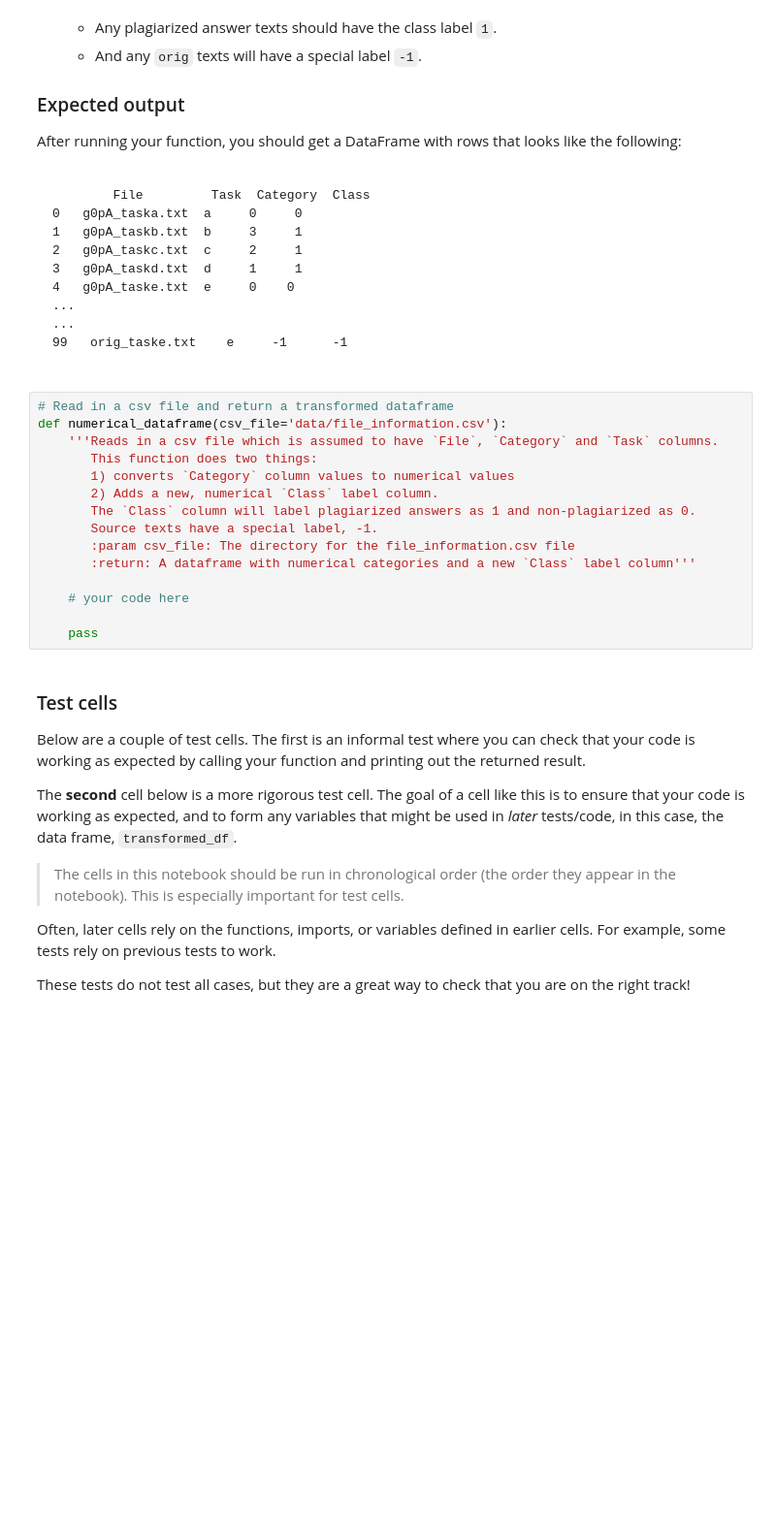
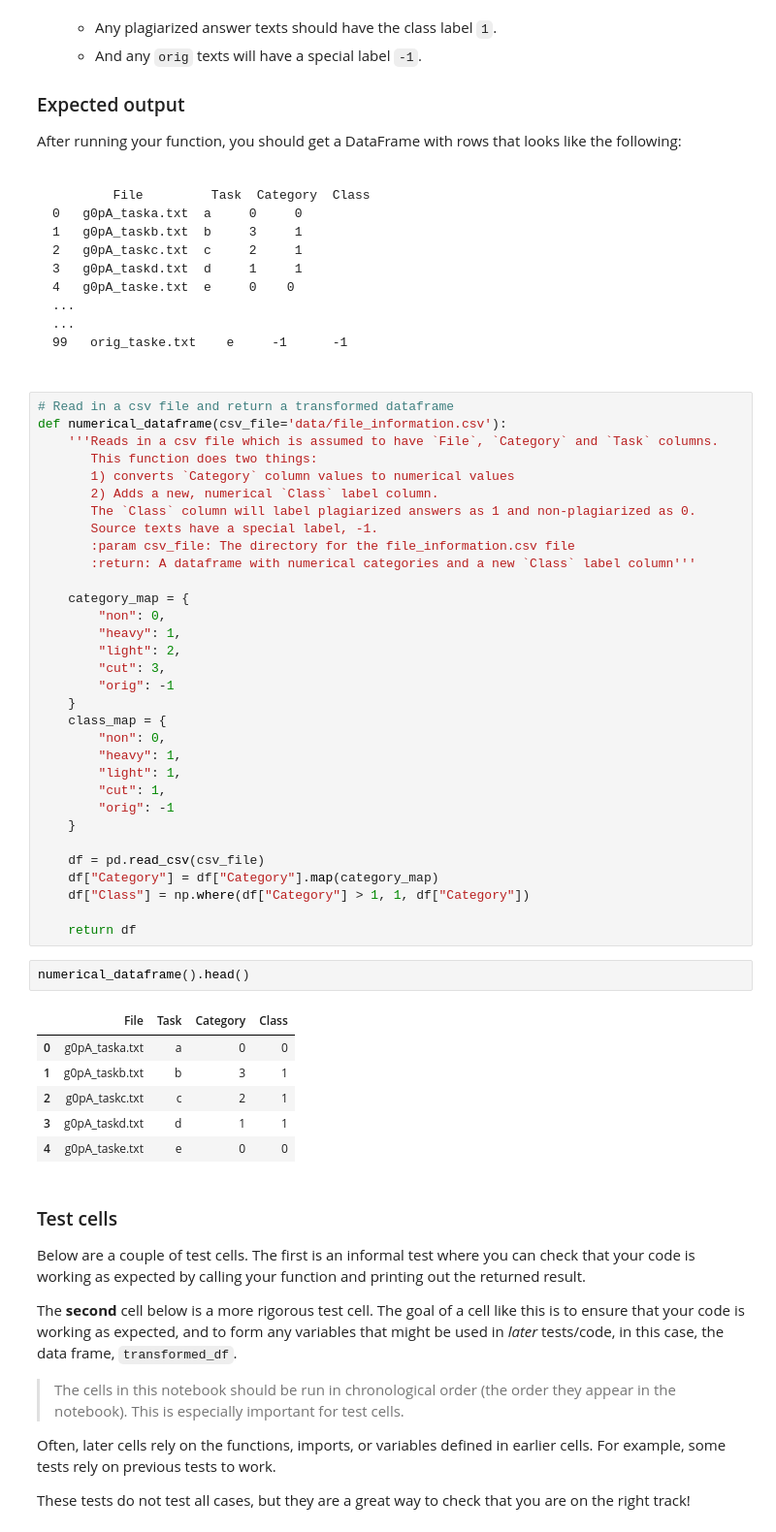
Before and after one commit to foxan/ML_SageMaker_Studies, a Jupyter notebook: Project_Plagiarism_Detection/2_Plagiarism_Feature_Engineering.ipynb, the cells around one changed output. Shown at 97% size. Saved outputs shown, nothing was run; the diff lists cells and outputs as text; blank space fills up the shorter version.

```diff
--- a/Project_Plagiarism_Detection/2_Plagiarism_Feature_Engineering.ipynb
+++ b/Project_Plagiarism_Detection/2_Plagiarism_Feature_Engineering.ipynb
@@ -121,9 +142,35 @@ def numerical_dataframe(csv_file='data/file_information.csv'):
        :param csv_file: The directory for the file_information.csv file
        :return: A dataframe with numerical categories and a new `Class` label column'''
 
-    # your code here
+    category_map = {
+        "non": 0,
+        "heavy": 1,
+        "light": 2,
+        "cut": 3,
+        "orig": -1
+    }
+    class_map = {
+        "non": 0,
+        "heavy": 1,
+        "light": 1,
+        "cut": 1,
+        "orig": -1
+    }
 
-    pass
+    df = pd.read_csv(csv_file)
+    df["Category"] = df["Category"].map(category_map)
+    df["Class"] = np.where(df["Category"] > 1, 1, df["Category"])
+
+    return df
+# %%
+numerical_dataframe().head()
+# %% [output]
+|  | File | Task | Category | Class |
+| 0 | g0pA_taska.txt | a | 0 | 0 |
+| 1 | g0pA_taskb.txt | b | 3 | 1 |
+| 2 | g0pA_taskc.txt | c | 2 | 1 |
+| 3 | g0pA_taskd.txt | d | 1 | 1 |
+| 4 | g0pA_taske.txt | e | 0 | 0 |
 # %% [markdown]
 ### Test cells
 
```
Also changed, not shown: parts of 27 cells of this notebook, 1 other file.
